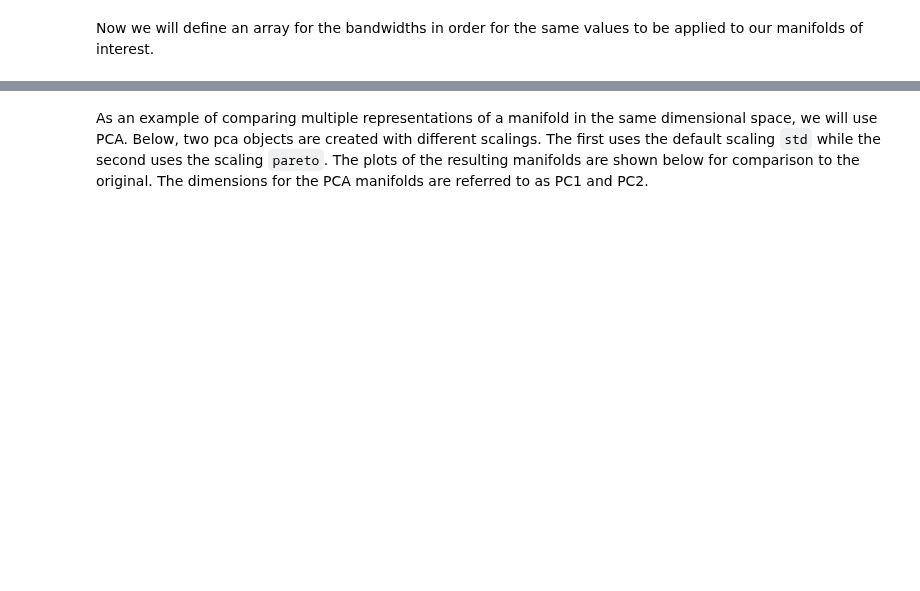
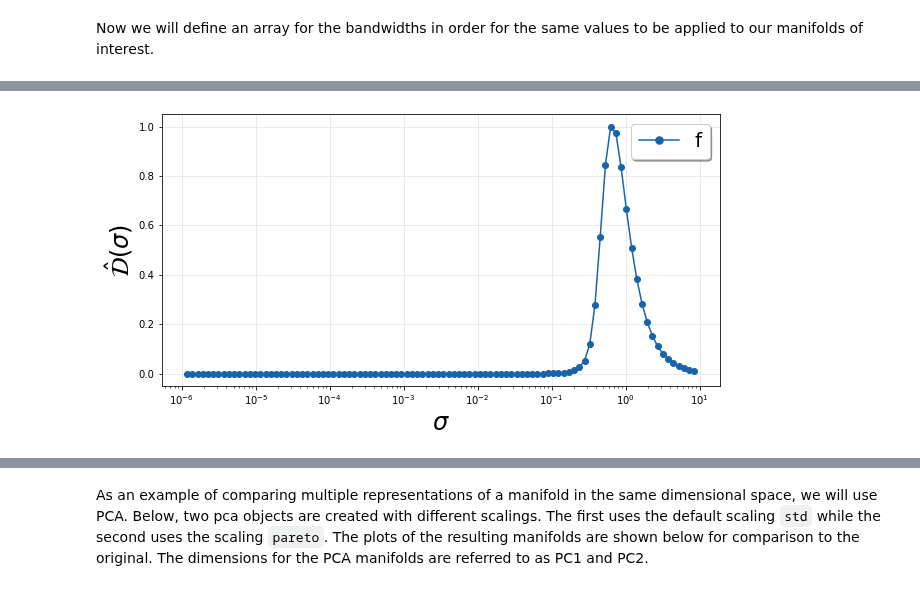
Before and after one commit to kamilazdybal/PCAfold, a Jupyter notebook: docs/tutorials/demo-manifold-assessment.ipynb, the cells around one changed output, grey strips where cells are left out. Saved outputs shown, nothing was run; the diff lists cells and outputs as text; code cells hidden in the pictures; blank space fills up the shorter version.

```diff
--- a/docs/tutorials/demo-manifold-assessment.ipynb
+++ b/docs/tutorials/demo-manifold-assessment.ipynb
@@ -61,7 +63,7 @@ plt.show()
 # %% [markdown]
 Now we will define an array for the bandwidths in order for the same values to be applied to our manifolds of interest.
 # %%
-bandwidth = np.logspace(-6,1) # array of bandwidth values
+bandwidth = np.logspace(-6,1,100) # array of bandwidth values
 
 # one-dimensional manifold represented by x
 orig1Dx = compute_normalized_variance(indepvars[:,:1], depvars, [depvar_name], bandwidth_values=bandwidth)
@@ -125,0 +86,5 @@ manifold uniqueness parameter (R-squared of logistic fit): 0.999
+# %%
+plt = plot_normalized_variance_derivative(orig2D)
+plt.show()
+# %% [output]
+[figure, added]
```
Also changed, not shown: parts of 27 cells of this notebook, 19 other files.
